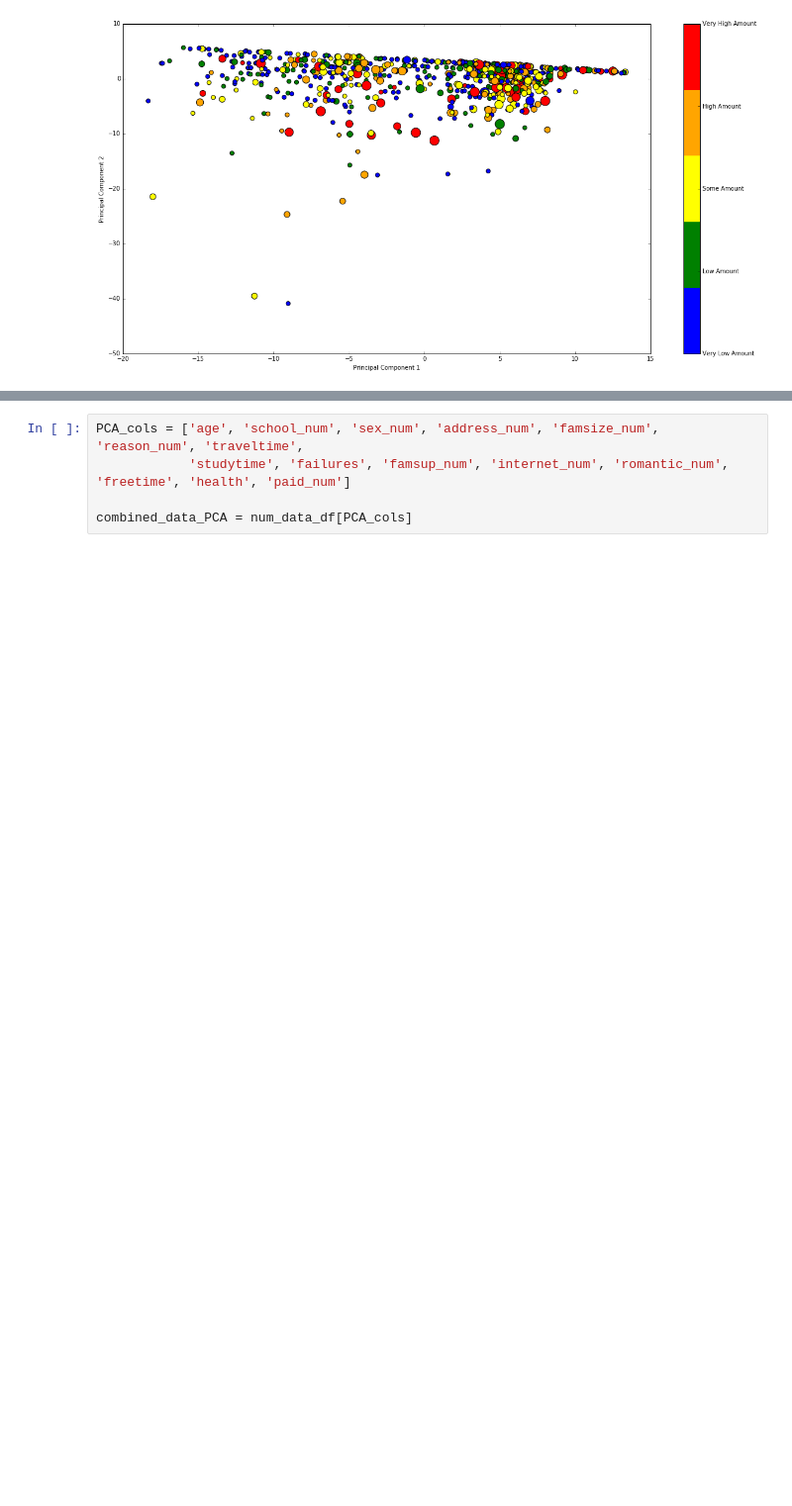
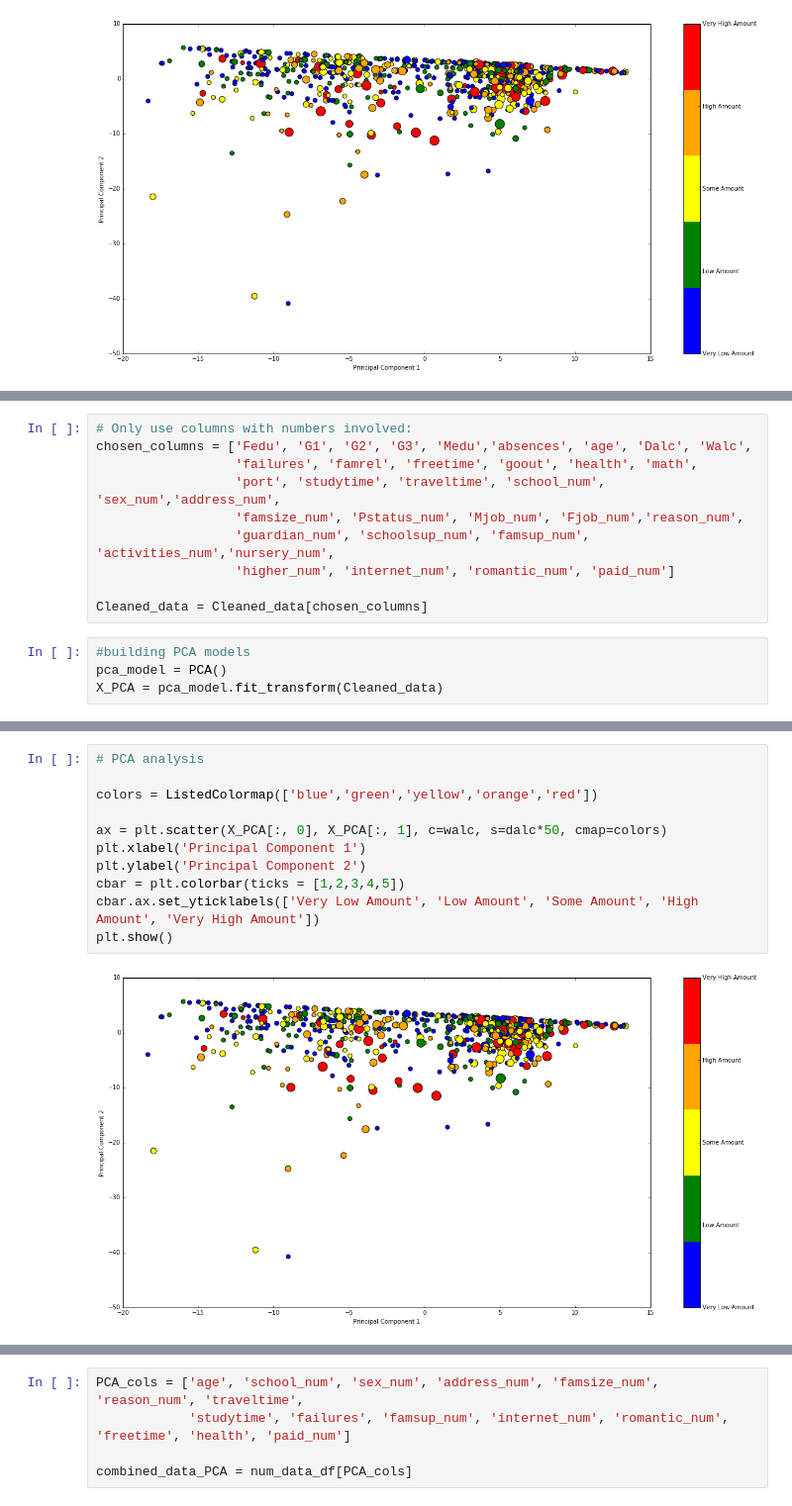
Before and after one commit to fagan2888/DataSci_Final_Project, a Jupyter notebook: PCA Visualization/PCA Visualization.ipynb, the cells around one changed output, grey strips where cells are left out. Shown: that part at 99% size. Cells and saved outputs as stored; diff of their text form; blank space fills up the shorter version.

```diff
--- a/PCA Visualization/PCA Visualization.ipynb
+++ b/PCA Visualization/PCA Visualization.ipynb
@@ -109,0 +114,14 @@ plt.show()
+# %%
+# Only use columns with numbers involved:
+chosen_columns = ['Fedu', 'G1', 'G2', 'G3', 'Medu','absences', 'age', 'Dalc', 'Walc',
+                  'failures', 'famrel', 'freetime', 'goout', 'health', 'math',
+                  'port', 'studytime', 'traveltime', 'school_num', 'sex_num','address_num',
+                  'famsize_num', 'Pstatus_num', 'Mjob_num', 'Fjob_num','reason_num',
+                  'guardian_num', 'schoolsup_num', 'famsup_num', 'activities_num','nursery_num',
+                  'higher_num', 'internet_num', 'romantic_num', 'paid_num']
+
+Cleaned_data = Cleaned_data[chosen_columns]
+# %%
+#building PCA models
+pca_model = PCA()
+X_PCA = pca_model.fit_transform(Cleaned_data)
@@ -109,0 +143,13 @@ plt.show()
+# %%
+# PCA analysis
+
+colors = ListedColormap(['blue','green','yellow','orange','red'])
+
+ax = plt.scatter(X_PCA[:, 0], X_PCA[:, 1], c=walc, s=dalc*50, cmap=colors)
+plt.xlabel('Principal Component 1')
+plt.ylabel('Principal Component 2')
+cbar = plt.colorbar(ticks = [1,2,3,4,5])
+cbar.ax.set_yticklabels(['Very Low Amount', 'Low Amount', 'Some Amount', 'High Amount', 'Very High Amount'])
+plt.show()
+# %% [output]
+[figure, added]
```
Also changed, not shown: parts of 10 cells of this notebook, 2 other files.
